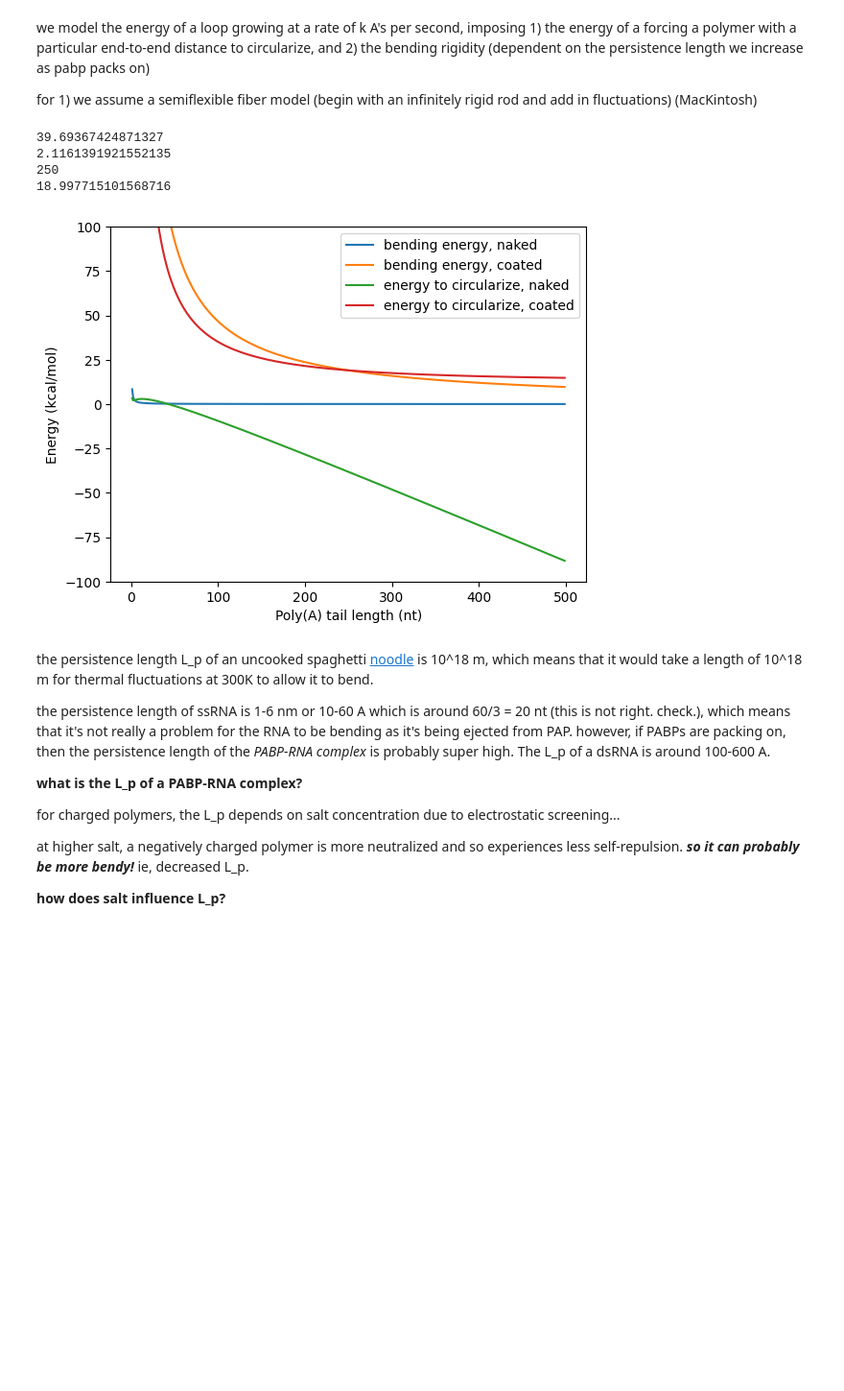
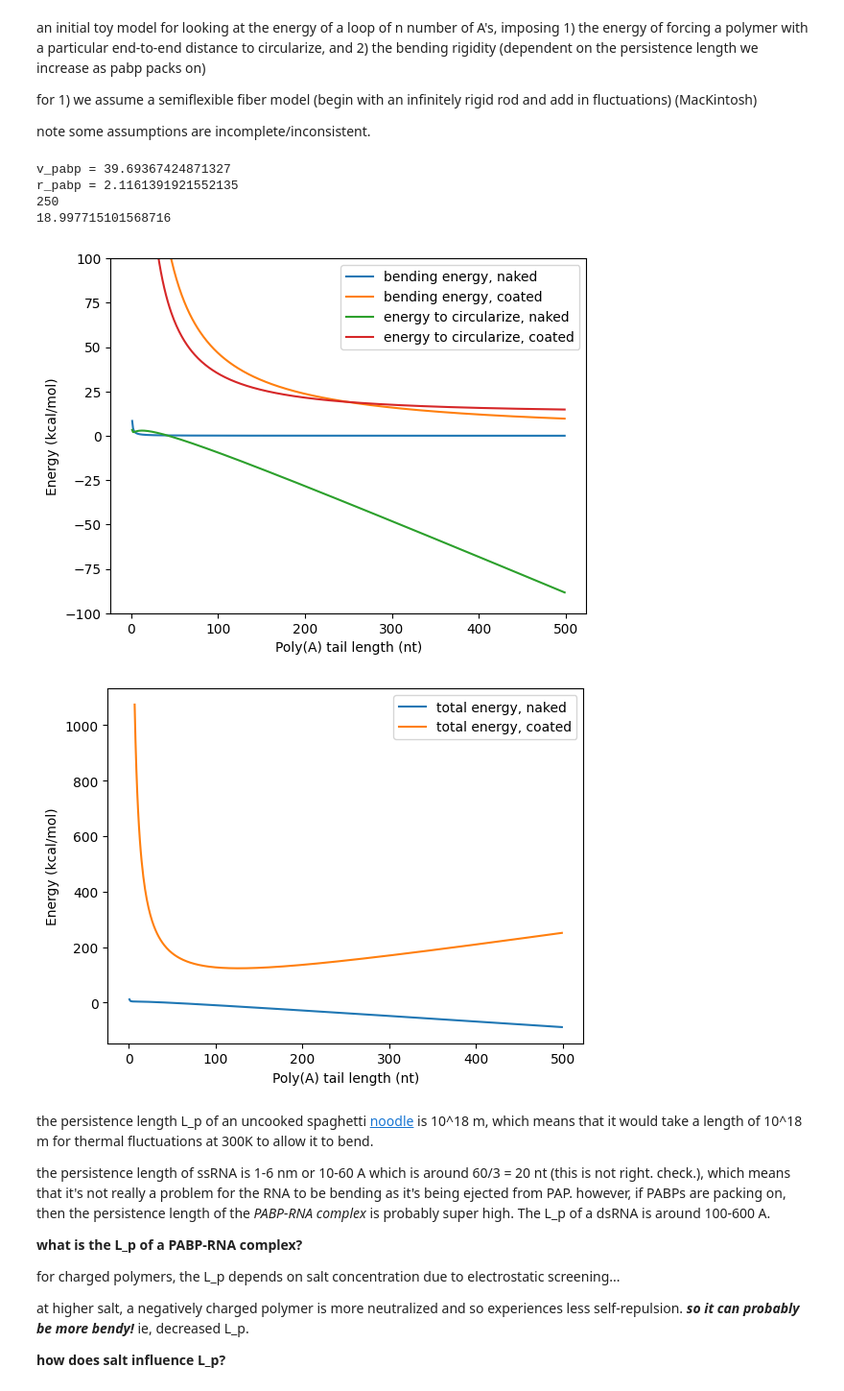
Before and after one commit to cailyx/polyadenylation, a Jupyter notebook: polyadenylation.ipynb, the cells around one changed output. Shown at 96% size. Saved outputs shown, nothing was run; the diff lists cells and outputs as text; code cells hidden in the pictures; blank space fills up the shorter version.

```diff
--- a/polyadenylation.ipynb
+++ b/polyadenylation.ipynb
@@ -1,11 +1,14 @@
 # %% [markdown]
 <a href="https://colab.research.google.com/github/cailyx/polyadenylation/blob/main/polyadenylation.ipynb" target="_parent"><img src="https://colab.research.google.com/assets/colab-badge.svg" alt="Open In Colab"/></a>
 # %% [markdown]
-we model the energy of a loop growing at a rate of k A's per second, imposing 1) the energy of a forcing a polymer with a particular end-to-end distance to circularize, and 2) the bending rigidity (dependent on the persistence length we increase as pabp packs on)
+an initial toy model for looking at the energy of a loop of n number of A's, imposing 1) the energy of forcing a polymer with a particular end-to-end distance to circularize, and 2) the bending rigidity (dependent on the persistence length we increase as pabp packs on)
 
 for 1) we assume a semiflexible fiber model (begin with an infinitely rigid rod and add in fluctuations) (MacKintosh)
+
+note some assumptions are incomplete/inconsistent.
 # %%
-#goal- energy cost of adding PABPs into a circle.
+####v1
+##goal- energy cost of adding PABPs into a circle, only considering bending energy and entropy costs of circularization.
 
 import numpy as np
 import matplotlib.pyplot as plt
@@ -13,10 +16,10 @@ import matplotlib.pyplot as plt
 #constants
 v_pabp = (0.73e21/6.023e23) * 32750 #nm^3. pabpn1 is ~32.75 kDa.
 r_pabp = (3*v_pabp/4/np.pi)**(1/3) #nm
-print(v_pabp)  ####cross-check.
-print(r_pabp)
+print(f"v_pabp = {v_pabp}")  ####cross-check.
+print(f"r_pabp = {r_pabp}")
 d_nt = 2.6 + 0.34/2 #nm. nt is ~2.6 nm, distance bw adjacent nt ~0.34 nm.
-num_A = np.arange(0, 500, 1)
+num_A = np.arange(1, 500, 1)
 nt_per_pabp = 11 #pabp(n1) footprint
 
 # v_max_globule = 4/3*np.pi*(10)**3 #r = 10 nm. dont need this for now.
@@ -25,19 +28,14 @@ l_p_naked = 2 #persistence length in nm for ssRNA
 stiff_pabp = 1000 #some stiffness factor when pabp binds (increasing l_p)
 l_p_coated = l_p_naked + stiff_pabp
 
-#now update the l_p's to consider electrostatic screening.
-salt_conc = np.arange(0.01, 0.3, 0.01)
-for n in salt_conc:
-  salt = n
-  debye_length = 0.304 / np.sqrt(salt)
-      ################not finished!
-
 E_binding_all = [] #to collect gains from pabp binding.
 E_bend_naked_all = [] #to consider first bending E of naked polya
 E_bend_coated_all = [] #bending E of polya coated in pabp.
 G_loop_naked_all = []  #energy of circularizing a naked polya... not too bad
 G_loop_coated_all = [] #energy of circularizing a pabp-coated polya...
 
+
+###################################
 for n in num_A:
   length_polya = n*d_nt #this is simply the circumference 2pi*r, so
   r = length_polya/2/np.pi
@@ -73,35 +71,58 @@ for n in num_A:
   lam_coated = length_polya/l_p_coated
   W_0 = (1 / l_p_coated**3) * (89.6 / lam_coated**5) * np.exp(-14.05 / lam_coated + 0.246 * lam_coated)
   p_loop_coated = W_0 * v_pabp
   G_loop_coated = -kbT * np.log(p_loop_coated)
   G_loop_coated_all.append(G_loop_coated)
 
 plt.figure()
 plt.plot(num_A, E_bend_naked_all, label = 'bending energy, naked')
 plt.plot(num_A, E_bend_coated_all, label = 'bending energy, coated')
 plt.plot(num_A, G_loop_naked_all, label = 'energy to circularize, naked')
 plt.plot(num_A, G_loop_coated_all, label = 'energy to circularize, coated')
 plt.legend()
 plt.xlabel('Poly(A) tail length (nt)')
 plt.ylabel('Energy (kcal/mol)')
 plt.ylim(-100,100)
 
 #find where the coated-polya bending energy equals its energy of circularizing
 E_bend_coated_all = np.array(E_bend_coated_all)
 G_loop_coated_all = np.array(G_loop_coated_all)
 start_index = 50
 diff = np.abs(E_bend_coated_all[start_index:]- G_loop_coated_all[start_index:])
 idx = np.argmin(diff) + start_index
 n_intersection = num_A[idx]
 energy_at_intersection = E_bend_coated_all[idx]
 print(n_intersection)
 print(energy_at_intersection)
+
+
+############################
+# the above is clunky, and now we should plot *net* energies, considering enthalpy of pabp-polya binding.
+G_tot_naked = np.array(G_loop_naked_all) + np.array(E_bend_naked_all)
+G_tot_coated = np.array(G_loop_coated_all) + np.array(E_bend_coated_all) - np.array(E_binding_all)
+plt.figure()
+plt.plot(num_A, G_tot_naked, label = 'total energy, naked')
+plt.plot(num_A, G_tot_coated, label = 'total energy, coated')
+plt.legend()
+plt.xlabel('Poly(A) tail length (nt)')
+plt.ylabel('Energy (kcal/mol)')
+
+###################################################################
+#now update the l_p's to consider electrostatic screening.
+  #we use odijk-skolnick-fixman (OSF) theory, generally valid >100 mM.
+salt_conc = np.arange(0.01, 0.3, 0.01) #M
+for n in salt_conc:
+  salt = n
+  debye_length = 0.304 / np.sqrt(salt)
+  l_p_naked_salt = l_p_naked + debye_length
+  l_p_coated_salt = l_p_coated + debye_length
 # %% [output]
-39.69367424871327
-2.1161391921552135
+v_pabp = 39.69367424871327
+r_pabp = 2.1161391921552135
 250
 18.997715101568716
 [figure]
+[figure, added]
 # %% [markdown]
 
 the persistence length L_p of an uncooked spaghetti [noodle](https://en.wikipedia.org/wiki/Persistence_length) is 10^18 m, which means that it would take a length of 10^18 m for thermal fluctuations at 300K to allow it to bend.
```
